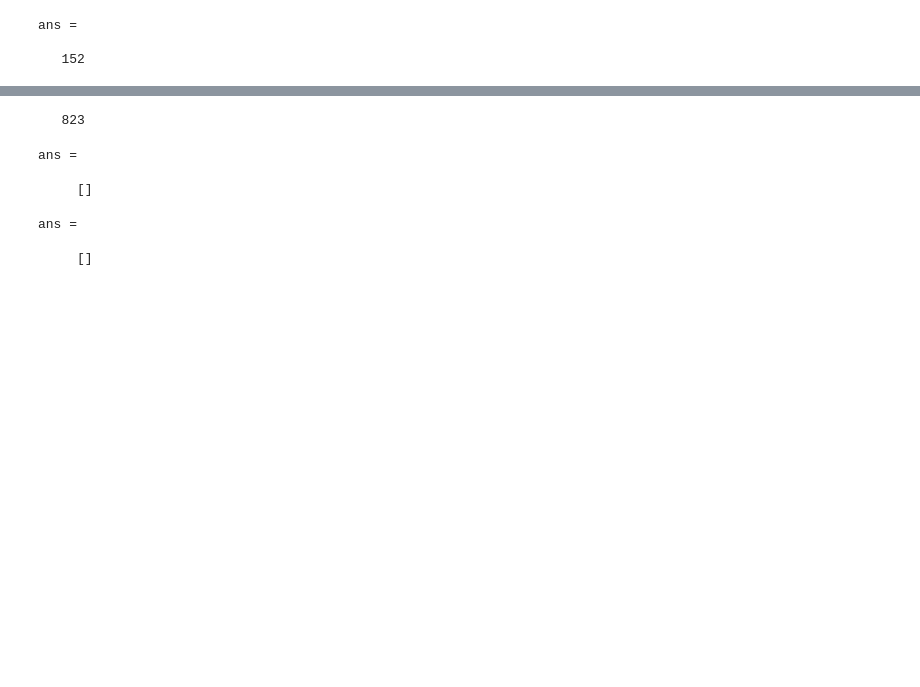
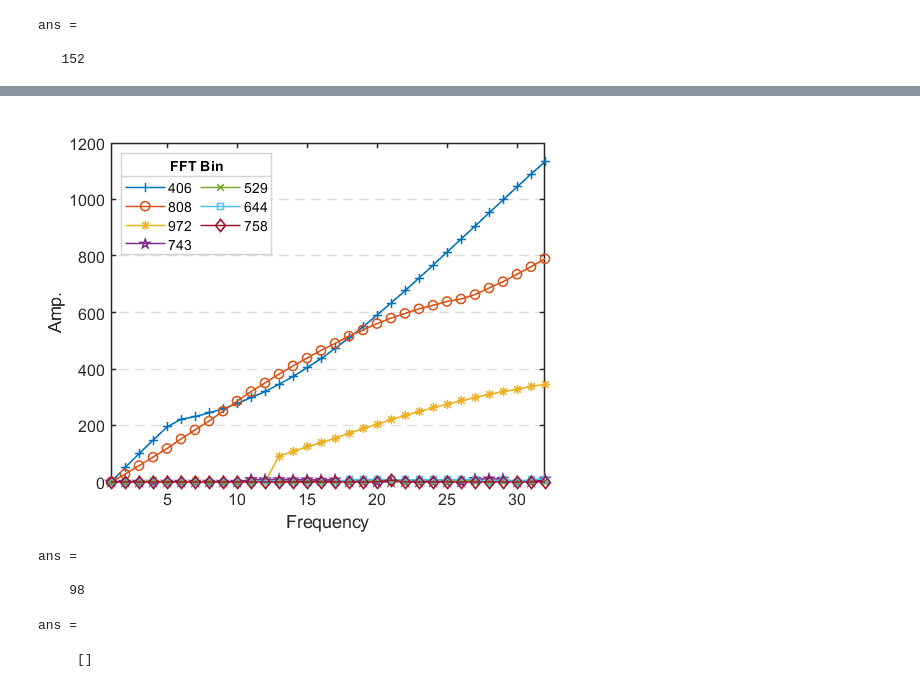
Before and after one commit to RyonGloria/NogChirp, a Jupyter notebook: Experiment/NogChirpDecoder/decode.ipynb, the cells around one changed output, grey strips where cells are left out. Saved outputs shown, nothing was run; the diff lists cells and outputs as text; code cells hidden in the pictures; blank space fills up the shorter version.

```diff
--- a/Experiment/NogChirpDecoder/decode.ipynb
+++ b/Experiment/NogChirpDecoder/decode.ipynb
@@ -69,7 +70,3 @@ for t = 1 : obj.loraSet.Preamble_length + 4
     dechirp_fft = dechirp_fft(1 : obj.loraSet.fft_x) + dechirp_fft(obj.loraSet.dine - obj.loraSet.fft_x + 1 : obj.loraSet.dine);
     [~, candidate(t)] = max(dechirp_fft);
 end
-# %%
-obj = obj.detectPreambleBinBehind();  % obj.PreambleBin 823
-# %% [output]
-   823
@@ -78,9 +73,48 @@ fft(signal, 16384);
+# %%
+% 检测 preamble，确定存在 preamble 并且获得最后一个 preamble 出现的窗口和 preamble 数目
+obj = obj.detectPreambleBinBehind();
+% 通过 preamble 和 SFD 的 bin 来计算 CFO 和 winoffset
+obj = obj.getcfoWinoff();
+% 调整信号的 winoffset
+obj.preambleSignal = circshift(obj.preambleSignal, -round(obj.winOffset));
+% 根据 cfo 重新生成带有 decfo 的 idealchirp，用于解调
+obj = obj.rebuildIdealchirpCfo(0);
+obj = obj.getSFDPos();
+# %%
+obj = obj.NogSingleDecode();
+# %%
+markers = {'+', 'o', '*', 'pentagram', 'x', 'square', 'diamond', 'v', '^', '>', '<', '.', 'hexagram', '_', 'none'};
+
+for i = 1 : 7
+    plot(obj.MWindowRecord(i,:), 'LineWidth', 1.2, 'Marker', markers(i), 'MarkerSize', 7);
+    hold on;
+end
+% 设置字体大小
+ax = gca;
+ax.FontSize = 12;
+% 设置网格线, YGrid: y轴网格线, GridLineStyle: 网格线样式, YMinorGrid: y轴次网格线
+set(gca, 'YGrid', 'on', 'GridLineStyle', '--', 'YMinorGrid', 'off');
+% 设置边框宽度
+set(gca, 'linewidth', 1.2);
+% 设置坐标轴范围
+xlim([1, 32]);
+% 设置坐标轴标签
+xlabel('Frequency');
+ylabel('Amp.');
+% 添加图例, location: 位置, NumColumns: 列数, EdgeColor: 边框颜色
+lgd = legend(cellstr(num2str(obj.fftBinRecord')), 'Location', 'northwest', 'NumColumns', 2, 'EdgeColor', '#d5d5d5');
+% 直接修改只读属性 Title
+lgdTitleHandle = get(lgd, 'Title');
+set(lgdTitleHandle, 'String', 'FFT Bin');
+% saveas(gcf, 'Methods.png');
+# %% [output]
+[figure, added]
 # %%
-obj.PreambleBin
+obj.preambleBin
 # %% [output]
 ans =
 
-     []
+    98
 # %%
 obj.preambleEndPos
 # %% [output]
```
Also changed, not shown: parts of 6 cells of this notebook, 5 other files.
